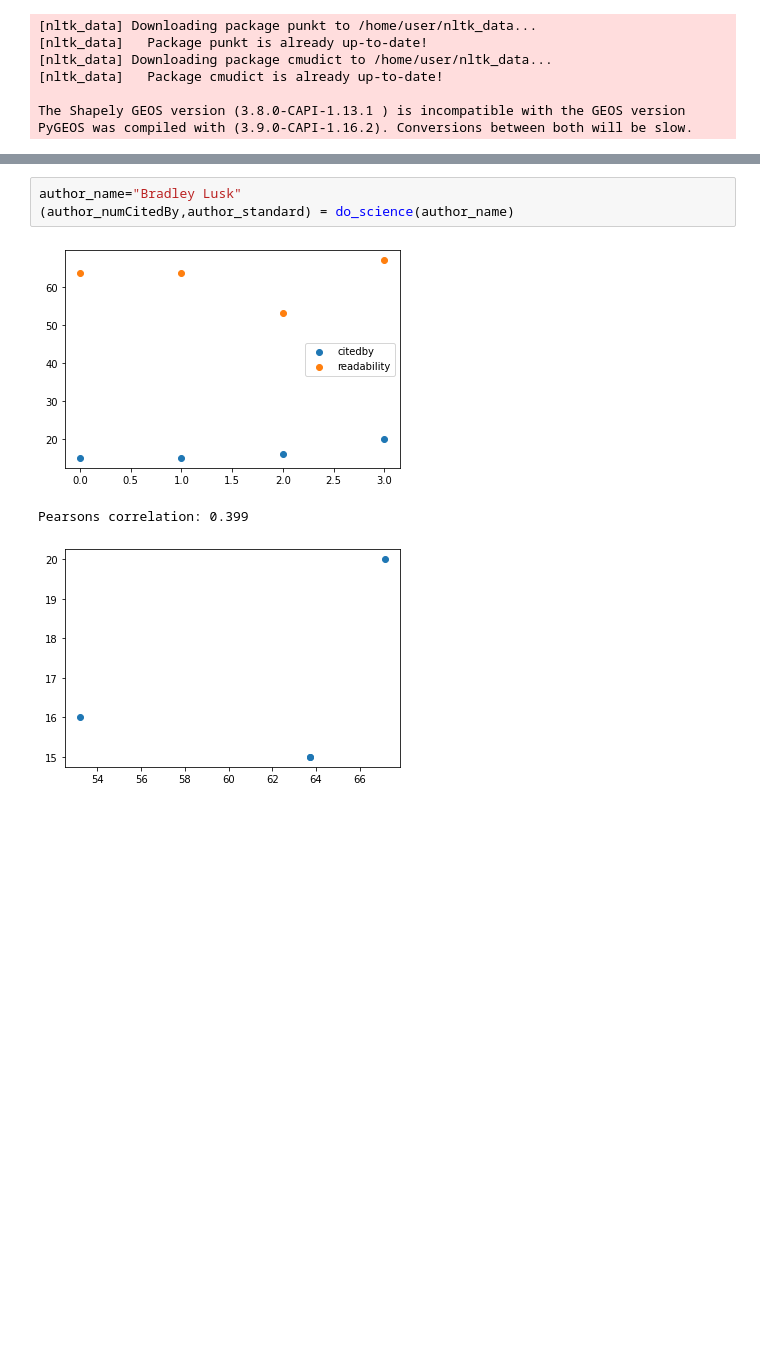
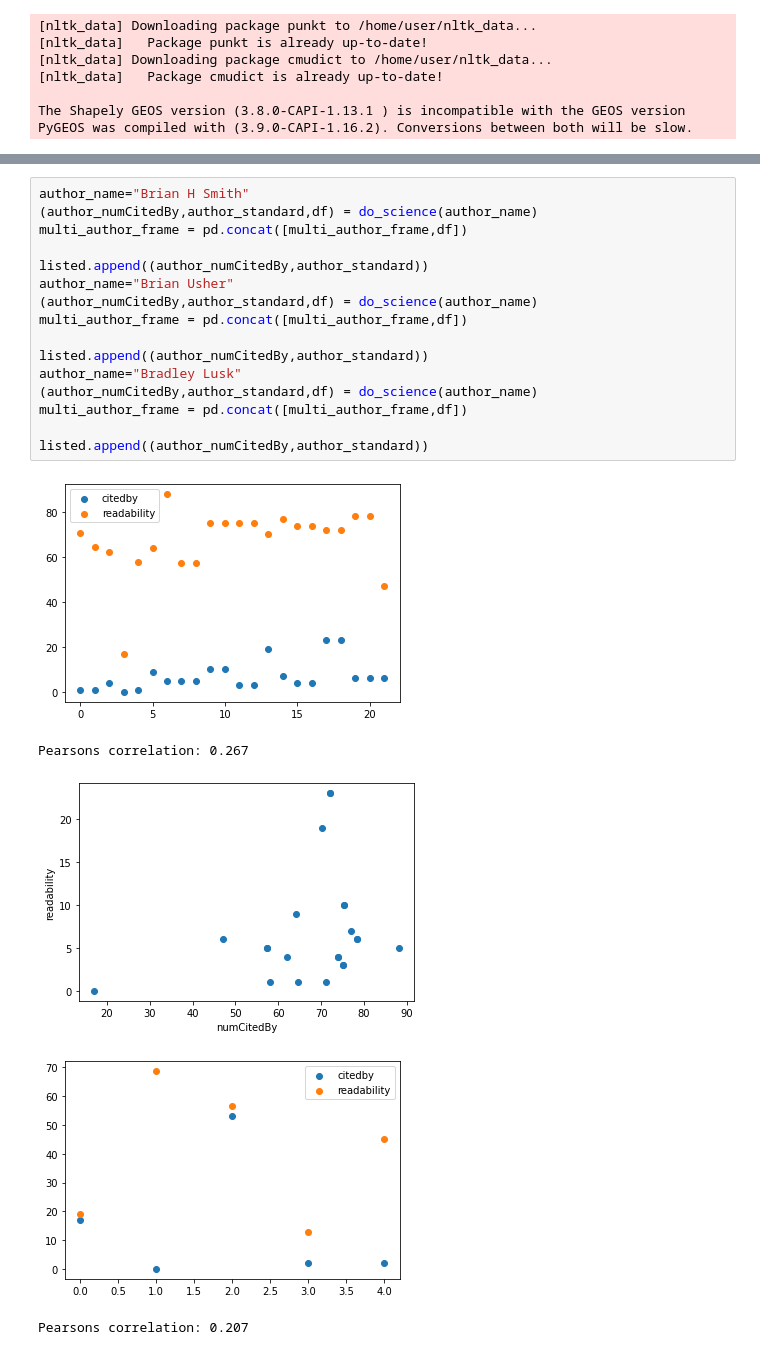
Before and after one commit to russelljjarvis/ScienceAccess, a Jupyter notebook: science.ipynb, the cells around one changed output, grey strips where cells are left out. Cells and saved outputs as stored; diff of their text form; blank space fills up the shorter version.

```diff
--- a/science.ipynb
+++ b/science.ipynb
@@ -106,7 +117,22 @@ Pearsons correlation: 0.207
-# %%
-author_name="Bradley Lusk"
-(author_numCitedBy,author_standard) = do_science(author_name)
-# %% [output]
-[figure, removed]
-Pearsons correlation: 0.399
-[figure, removed]
+# %%
+author_name="Brian H Smith"
+(author_numCitedBy,author_standard,df) = do_science(author_name)
+multi_author_frame = pd.concat([multi_author_frame,df])
+
+listed.append((author_numCitedBy,author_standard))
+author_name="Brian Usher"
+(author_numCitedBy,author_standard,df) = do_science(author_name)
+multi_author_frame = pd.concat([multi_author_frame,df])
+
+listed.append((author_numCitedBy,author_standard))
+author_name="Bradley Lusk"
+(author_numCitedBy,author_standard,df) = do_science(author_name)
+multi_author_frame = pd.concat([multi_author_frame,df])
+
+listed.append((author_numCitedBy,author_standard))
+# %% [output]
+[figure, added]
+Pearsons correlation: 0.267
+[figure, added]
+[figure, added]
+Pearsons correlation: 0.207
```
Also changed, not shown: parts of 30 cells of this notebook.
